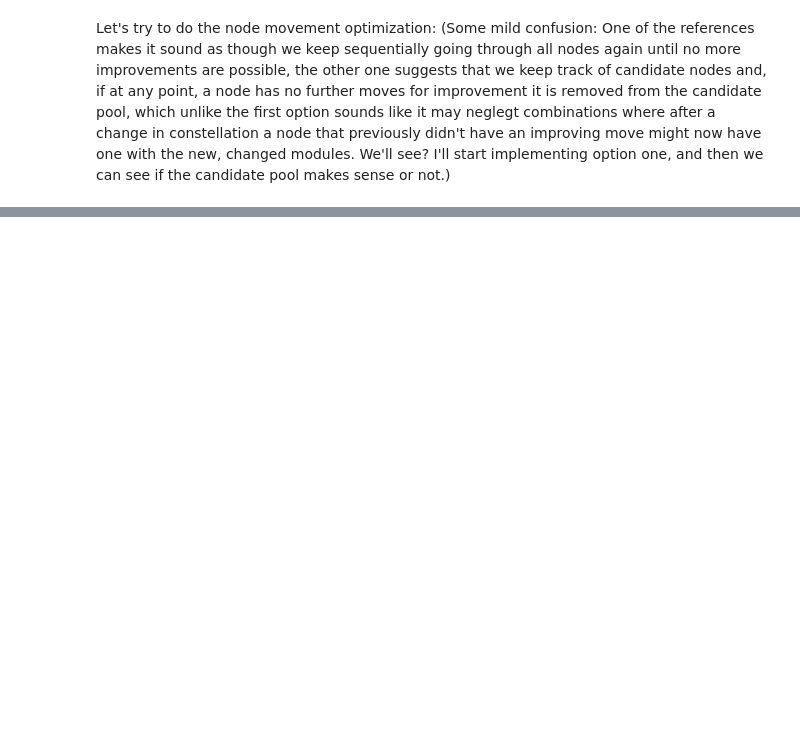
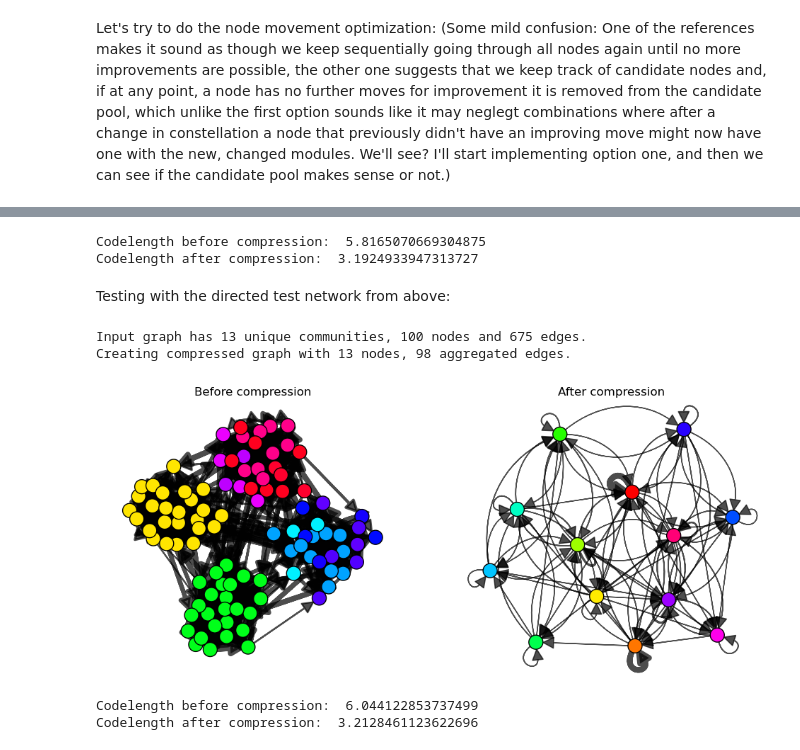
Before and after one commit to lm-schulze/ITI_project, a Jupyter notebook: SearchAlgorithm.ipynb, the cells around one changed output, grey strips where cells are left out. Cells and saved outputs as stored; diff of their text form; code cells hidden in the pictures; blank space fills up the shorter version.

```diff
--- a/SearchAlgorithm.ipynb
+++ b/SearchAlgorithm.ipynb
@@ -148,0 +184,30 @@ plt.show()
+# %%
+# check the new description length, should be same as uncompressed one:
+print("Codelength before compression: ", inf.compute_description_length(g_test, communities))
+print("Codelength after compression: ", inf.compute_description_length(g_test_compressed, range(g_test_compressed.vcount())))
+# %% [output]
+Codelength before compression:  5.8165070669304875
+Codelength after compression:  3.1924933947313727
+# %% [markdown]
+Testing with the directed test network from above:
+# %%
+g_test_directed_compressed, unique_communities_directed = inf.compress_network(g_test_directed, communities_directed, verbose=True)
+# %% [output]
+Input graph has 13 unique communities, 100 nodes and 675 edges.
+Creating compressed graph with 13 nodes, 98 aggregated edges.
+# %%
+fig, ax = plt.subplots(ncols=2, figsize = (12, 5))
+ig.plot(g_test_directed, layout=layout_directed, **inf.visual_community_colors(g_test_directed, communities=communities_directed, skipLayout=True), target=ax[0])
+ig.plot(g_test_directed_compressed, **inf.visual_community_colors(g_test_directed_compressed, communities=range(g_test_directed_compressed.vcount())), target=ax[1])
+ax[0].set_title("Before compression")
+ax[1].set_title("After compression")
+plt.show()
+# %% [output]
+[figure, added]
+# %%
+# check the new description length, should be same as before:
+print("Codelength before compression: ", inf.compute_description_length(g_test_directed, communities_directed))
+print("Codelength after compression: ", inf.compute_description_length(g_test_directed_compressed, range(g_test_directed_compressed.vcount())))
+# %% [output]
+Codelength before compression:  6.044122853737499
+Codelength after compression:  3.2128461123622696
```
Also changed, not shown: parts of 13 cells of this notebook, 1 other file.
